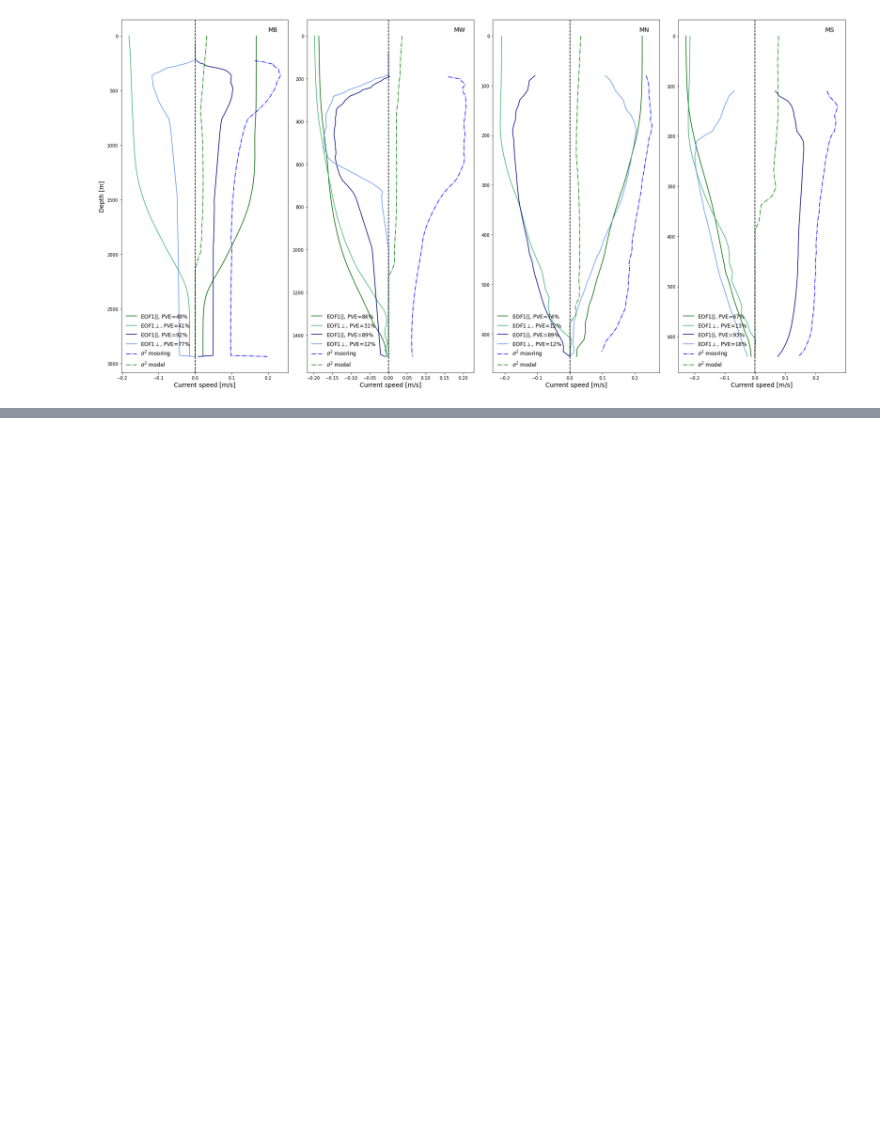
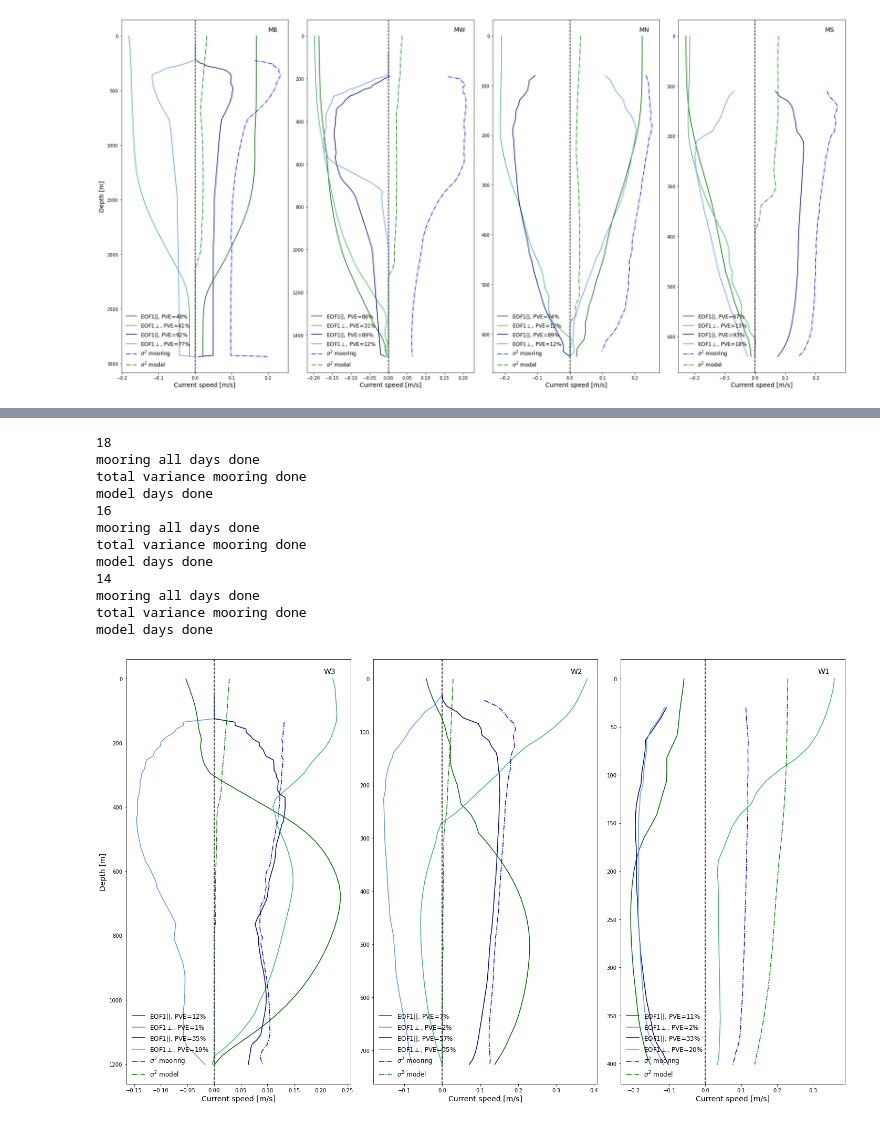
Before and after one commit to kaje2301/Master_2022, a Jupyter notebook: EOF_not_normalized.ipynb, the cells around one changed output, grey strips where cells are left out. Cells and saved outputs as stored; diff of their text form; code cells hidden in the pictures; blank space fills up the shorter version.

```diff
--- a/EOF_not_normalized.ipynb
+++ b/EOF_not_normalized.ipynb
@@ -809,7 +820,7 @@ for axs, i, b, t, m in zip(axs.flat,[18,16,14], [1202,727,401],[50,30,30], ['W3'
 
     # tot. varians moor.
     #p_, o_ = rot(vel_l_[i][0],vel_l_[i][1],vec)
-    var_mr = tot_var_BINDEPTH(vel_l_[i][0],vel_l_[i][1])
+    var_mr = tot_var_DEPTH(vel_l_[i][0],vel_l_[i][1])
     print('total variance mooring done')
 
     # Getting the acctual depth for location:
@@ -827,33 +838,47 @@ for axs, i, b, t, m in zip(axs.flat,[18,16,14], [1202,727,401],[50,30,30], ['W3'
     PVE1o = data[pickl[i]]['PVE1o']
 
     print('model days done')
     # tot. varians model
     var_mo = var_.isel(depth=slice(0,d),variance=i-2)
 
     #-----------------------------------------------------------------------------------------
 
     #-------------------------------------------------------------------------------------------------------
     #Plotting:
 
     # Plotting EOF mod, GREEEN
     axs.plot(PCAp1,dyp_mo, label= f'EOF1$||$, PVE={PVE1p}%', color='darkgreen')  # linestyle='--',
     axs.plot(PCAo1,dyp_mo, label= f'EOF1$\perp$, PVE={PVE1o}%', color='mediumseagreen')
     # Plotting EOF moor, BLUE
     axs.plot(EOFp,dyp_mr, label= f'EOF1$||$, PVE={PVEp}%', color='navy')
     axs.plot(EOFo,dyp_mr, label= f'EOF1$\perp$, PVE={PVEo}%', color='cornflowerblue')
 
     # Plotting mod and moor tot.varians with depth
     axs.plot(var_mr,dyp_vmr, linestyle='-.', label= f'$\sigma^2$ mooring', color='b')
     axs.plot(var_mo,dyp_mo, linestyle='-.', label= f'$\sigma^2$ model', color='g')
 
     axs.axvline(0, color='k', linestyle = '--')
     axs.invert_yaxis()
     axs.set_xlabel('Current speed [m/s]', fontsize=14)
     axs.legend(frameon=False, fontsize=12, loc="lower left")
     axs.text(0.88, 0.98, f'{m}', color='k', fontsize=14, transform=axs.transAxes, verticalalignment='top')
 fig.tight_layout()
 
 plt.savefig('EOF_NSvalbard_not_norm_west.pdf', dpi = 300)
+# %% [output]
+18
+mooring all days done
+total variance mooring done
+model days done
+16
+mooring all days done
+total variance mooring done
+model days done
+14
+mooring all days done
+total variance mooring done
+model days done
+[figure, added]
 # %%
 warnings.simplefilter("ignore")
 fig, axs = plt.subplots(1,3,figsize=(20,12))
```
Also changed, not shown: parts of 9 cells of this notebook, 2 other files.
